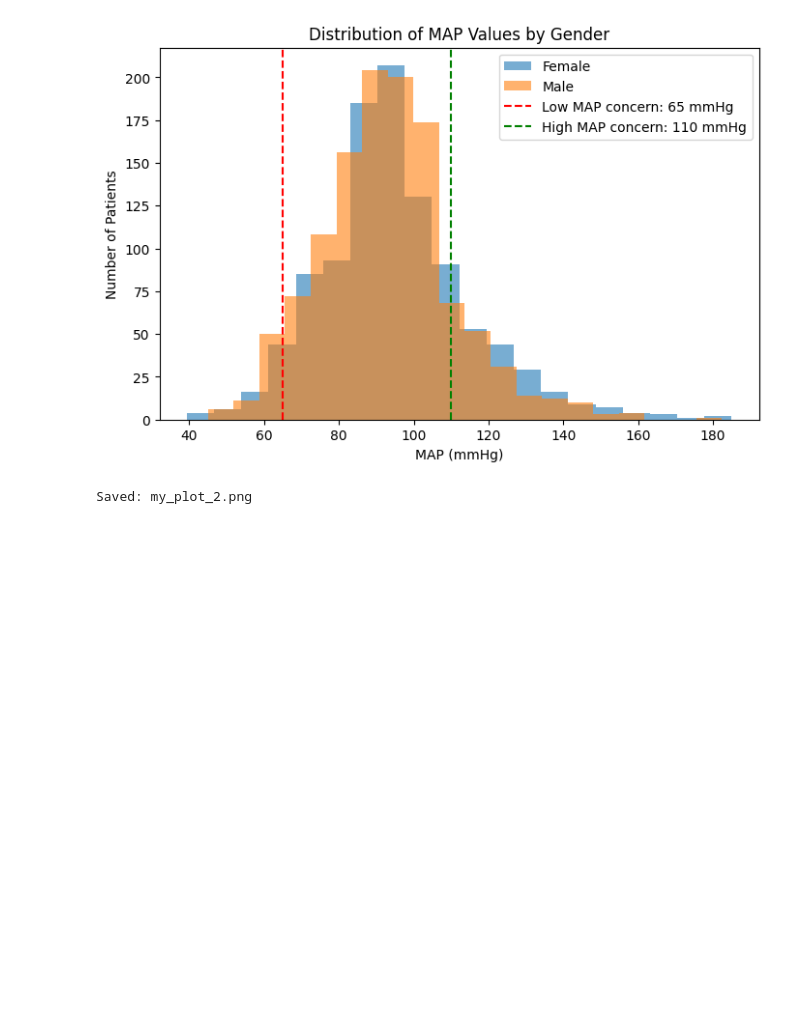
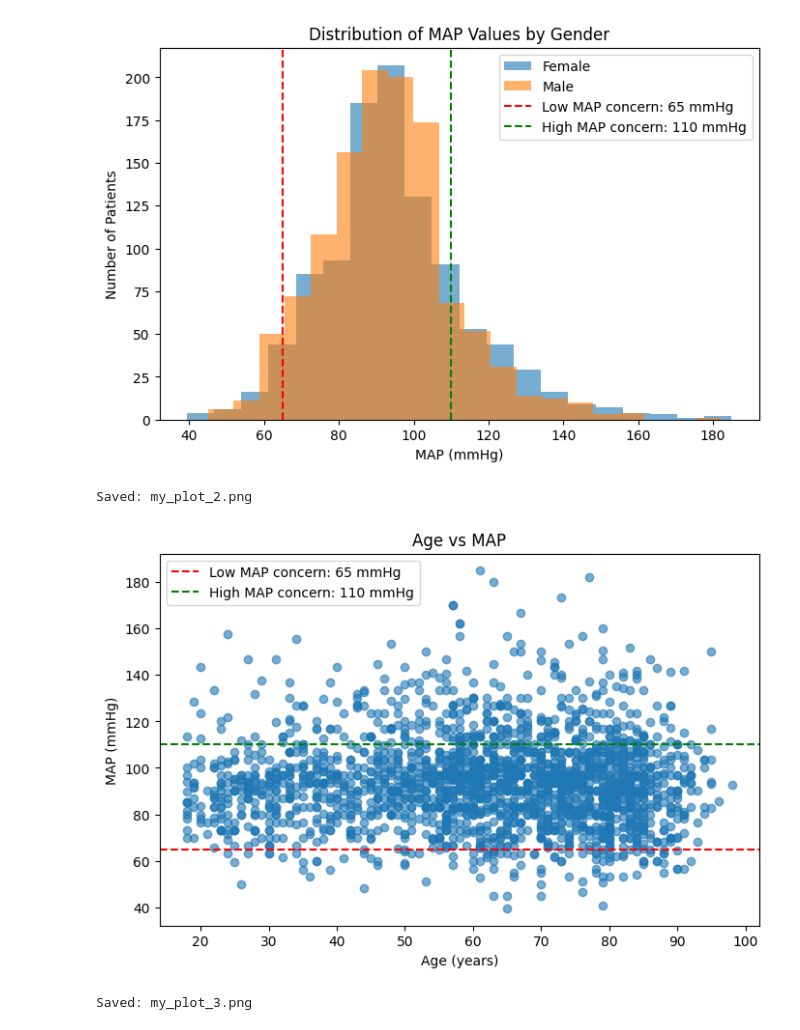
Before and after one commit to Kari-2005/carisurg-portfolio, a Jupyter notebook: Assignment_3/Assignment_3_Data_Visulatization_.ipynb, the cells around one changed output. Saved outputs shown, nothing was run; the diff lists cells and outputs as text; code cells hidden in the pictures; blank space fills up the shorter version.

```diff
--- a/Assignment_3/Assignment_3_Data_Visulatization_.ipynb
+++ b/Assignment_3/Assignment_3_Data_Visulatization_.ipynb
@@ -260,0 +286,38 @@ Saved: my_plot_2.png
+# %%
+# My code for the scatter plot starts here:
+
+# Creating a scatter plot of Age vs MAP
+
+plt.figure(figsize=(8, 5))
+
+plt.scatter(df['Age'], df['MAP'], alpha=0.6)
+
+# Adding clinically meaningful reference lines
+plt.axhline(y=65, linestyle='--', color='red', linewidth=1.5, label='Low MAP concern: 65 mmHg')
+plt.axhline(y=110, linestyle='--', color='green', linewidth=1.5, label='High MAP concern: 110 mmHg')
+
+# Adding title and axis labels
+plt.title('Age vs MAP')
+plt.xlabel('Age (years)')
+plt.ylabel('MAP (mmHg)')
+
+# Adding legend
+plt.legend()
+
+# Saving and showing the plot
+plt.savefig('my_plot_3.png', dpi=100, bbox_inches='tight')
+plt.show()
+
+print("Saved: my_plot_3.png")
+
+# This scatter plot compares patient age and MAP.
+# Each dot represents one patient.
+# If a dot is farther to the right, it means the patient is older.
+# If a dot is higher up, it means the patient has a higher MAP.
+# The red dashed line shows low MAP values that may be concerning,
+# while the green dashed line shows higher MAP values.
+# This plot is useful because it helps show whether age may have any
+# visible relationship with MAP in the emergency triage dataset.
+# %% [output]
+[figure, added]
+Saved: my_plot_3.png
```
Also changed, not shown: parts of 2 cells of this notebook.
